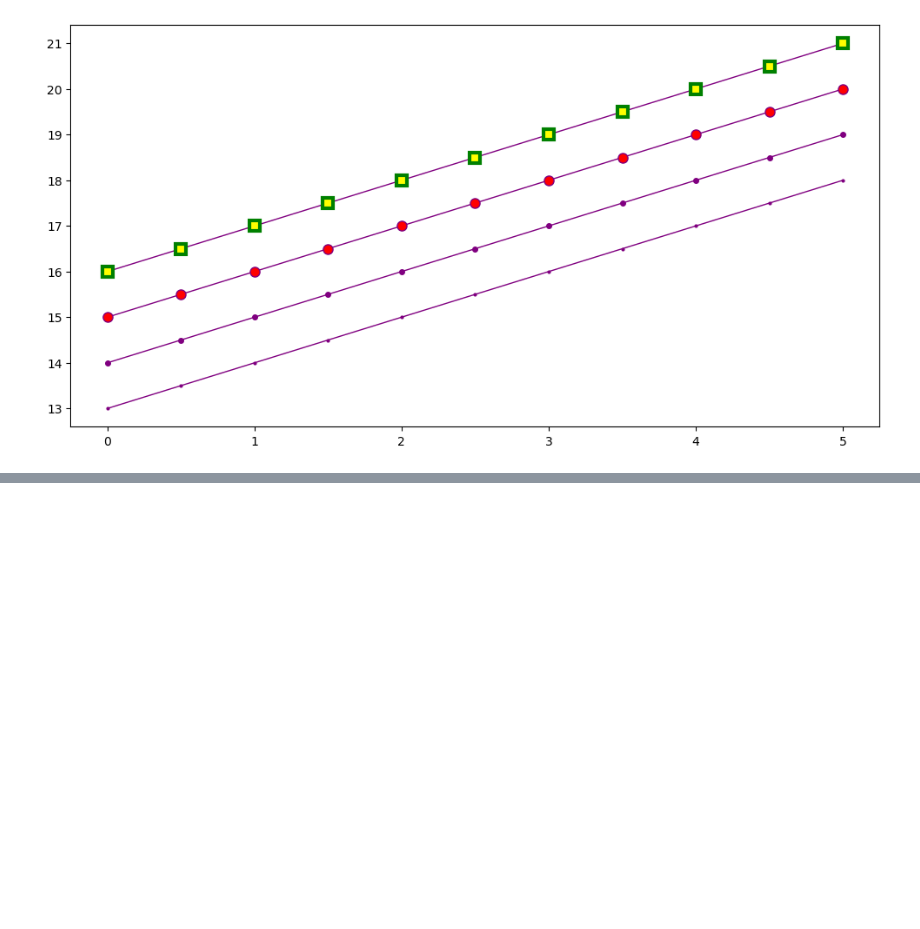
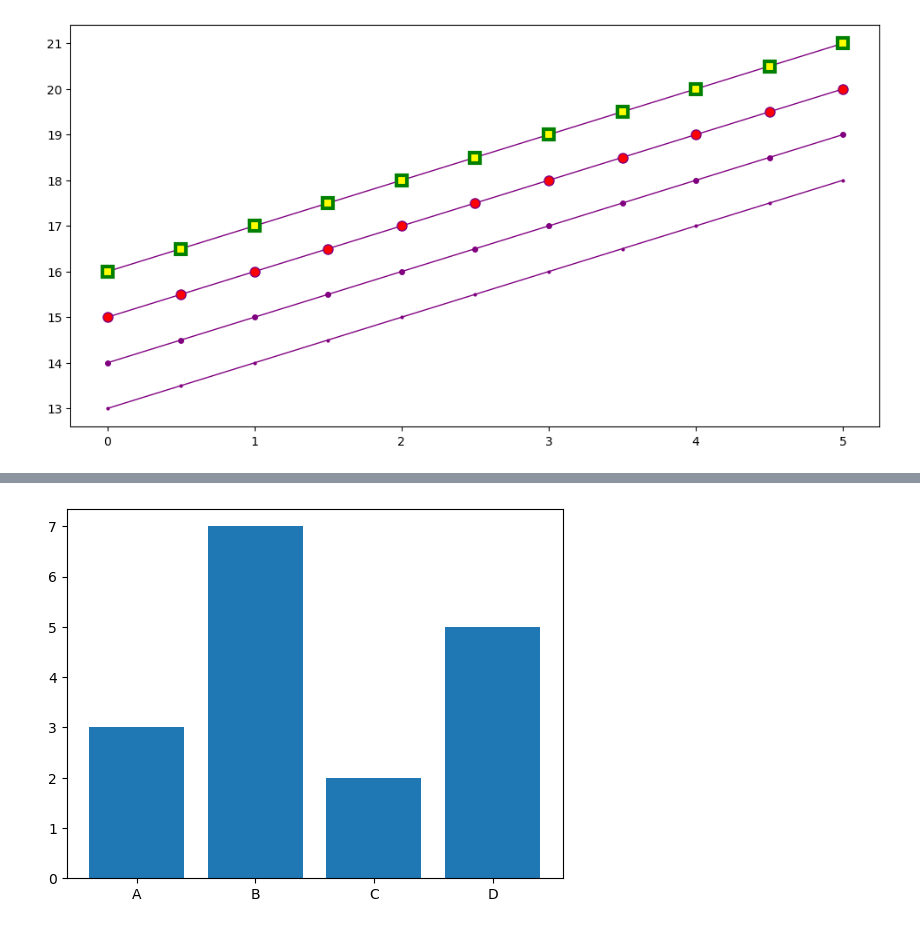
Before and after one commit to SiddheshDaphane/Python-for-data-science-and-machine-learning, a Jupyter notebook: 4. Matplotlib.ipynb, the cells around one changed output, grey strips where cells are left out. Drawn from its saved outputs; the diff is of its cells as text; code cells hidden in the pictures; blank space fills up the shorter version.

```diff
--- a/4. Matplotlib.ipynb
+++ b/4. Matplotlib.ipynb
@@ -323,0 +394,8 @@ ax.plot(x, x+16, color="purple", lw=1, ls='-', marker='s', markersize=8,
+# %%
+categories = ['A', 'B', 'C', 'D']
+values = [3, 7, 2, 5]
+
+plt.bar(categories, values)
+plt.show()
+# %% [output]
+[figure, added]
```
Also changed, not shown: parts of 10 cells of this notebook.
